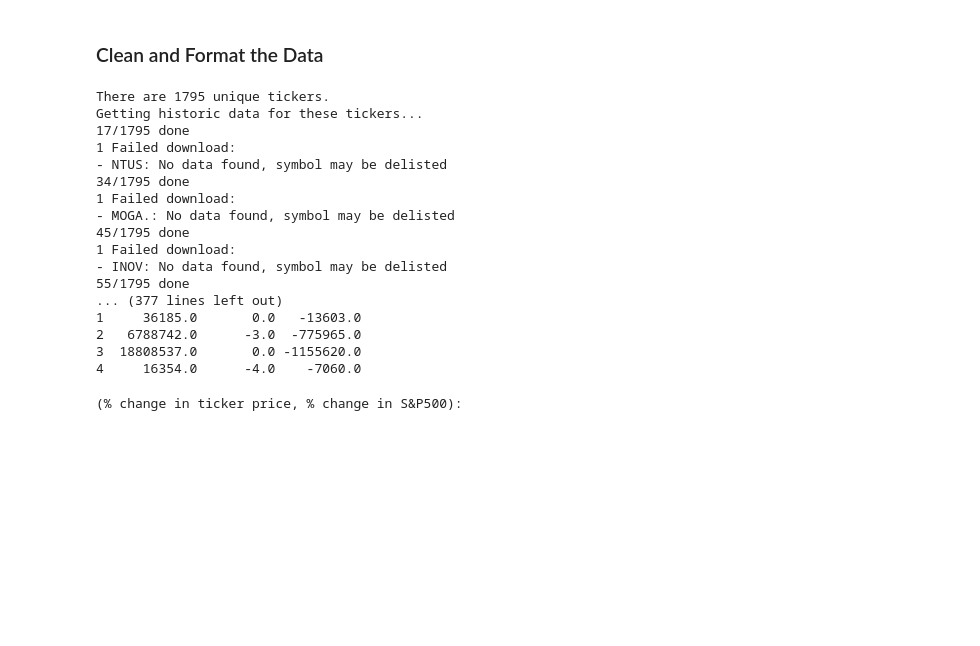
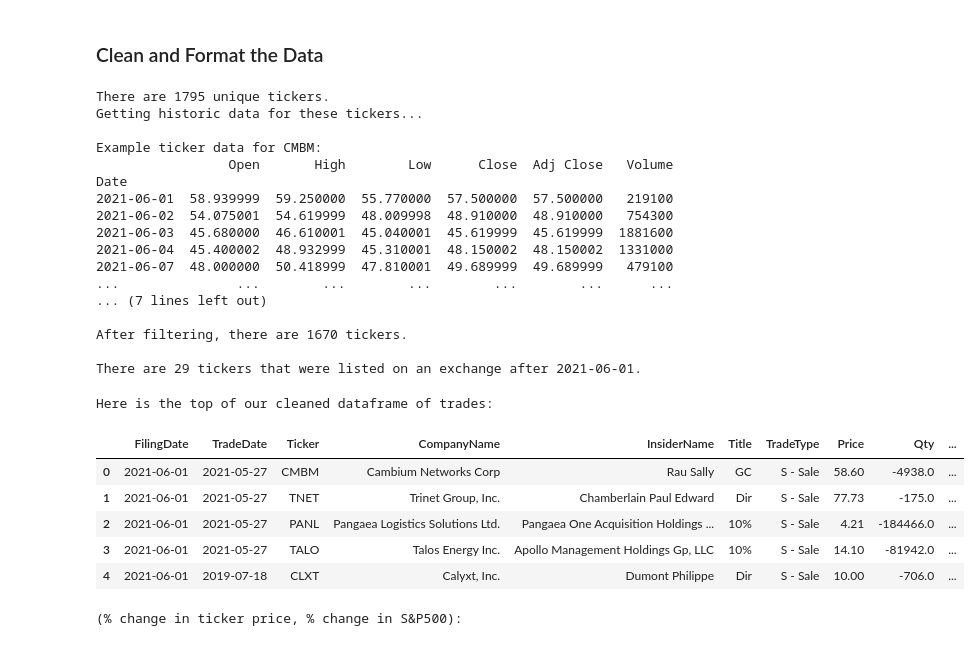
Before and after one commit to fitzgerald-kyle/insider-training, a Jupyter notebook: exploratory_analysis.ipynb, the cells around one changed output. Saved outputs shown, nothing was run; the diff lists cells and outputs as text; code cells hidden in the pictures; blank space fills up the shorter version.

```diff
--- a/exploratory_analysis.ipynb
+++ b/exploratory_analysis.ipynb
@@ -143,26 +141,43 @@ def cleanAndFormatDF(csv_loc, clean_csv_loc, historicDat_loc, newORload='load',
 
     return insiderDat, historicDat
 # %%
-insiderDat, historicDat = cleanAndFormatDF('data/sec4_June', 'data/insiderDat_June_clean', 'data/historicDat',
-                                           newORload='new', startDate='2021-06-01', endDate='2022-06-01')
+insiderDat, historicDat = cleanAndFormatDF(
+    'data/sec4_June2021',
+    'data/insiderDat_June2021_clean',
+    'data/historicDat',
+    newORload='load',
+    startDate='2021-06-01',
+    endDate='2022-06-01'
+)
 # %% [output]
 There are 1795 unique tickers.
 Getting historic data for these tickers...
-17/1795 done
-1 Failed download:
-- NTUS: No data found, symbol may be delisted
-34/1795 done
-1 Failed download:
-- MOGA.: No data found, symbol may be delisted
-45/1795 done
-1 Failed download:
-- INOV: No data found, symbol may be delisted
-55/1795 done
-... (377 lines left out)
-1     36185.0       0.0   -13603.0
-2   6788742.0      -3.0  -775965.0
-3  18808537.0       0.0 -1155620.0
-4     16354.0      -4.0    -7060.0
+
+Example ticker data for CMBM:
+                 Open       High        Low      Close  Adj Close   Volume
+Date
+2021-06-01  58.939999  59.250000  55.770000  57.500000  57.500000   219100
+2021-06-02  54.075001  54.619999  48.009998  48.910000  48.910000   754300
+2021-06-03  45.680000  46.610001  45.040001  45.619999  45.619999  1881600
+2021-06-04  45.400002  48.932999  45.310001  48.150002  48.150002  1331000
+2021-06-07  48.000000  50.418999  47.810001  49.689999  49.689999   479100
+...               ...        ...        ...        ...        ...      ...
+... (7 lines left out)
+
+After filtering, there are 1670 tickers.
+
+There are 29 tickers that were listed on an exchange after 2021-06-01.
+# %%
+print('Here is the top of our cleaned dataframe of trades:\n')
+insiderDat.head()
+# %% [output]
+Here is the top of our cleaned dataframe of trades:
+|  | FilingDate | TradeDate | Ticker | CompanyName | InsiderName | Title | TradeType | Price | Qty | ... |
+| 0 | 2021-06-01 | 2021-05-27 | CMBM | Cambium Networks Corp | Rau Sally | GC | S - Sale | 58.60 | -4938.0 | ... |
+| 1 | 2021-06-01 | 2021-05-27 | TNET | Trinet Group, Inc. | Chamberlain Paul Edward | Dir | S - Sale | 77.73 | -175.0 | ... |
+| 2 | 2021-06-01 | 2021-05-27 | PANL | Pangaea Logistics Solutions Ltd. | Pangaea One Acquisition Holdings ... | 10% | S - Sale | 4.21 | -184466.0 | ... |
+| 3 | 2021-06-01 | 2021-05-27 | TALO | Talos Energy Inc. | Apollo Management Holdings Gp, LLC | 10% | S - Sale | 14.10 | -81942.0 | ... |
+| 4 | 2021-06-01 | 2019-07-18 | CLXT | Calyxt, Inc. | Dumont Philippe | Dir | S - Sale | 10.00 | -706.0 | ... |
 # %%
 SP500Dat = getHistoricDat_date(['SPY'], '2021-06-01', '2022-06-01')
 save_obj(SP500Dat, 'SP500Dat')
```
Also changed, not shown: parts of 1 cell of this notebook, 2 other files.
